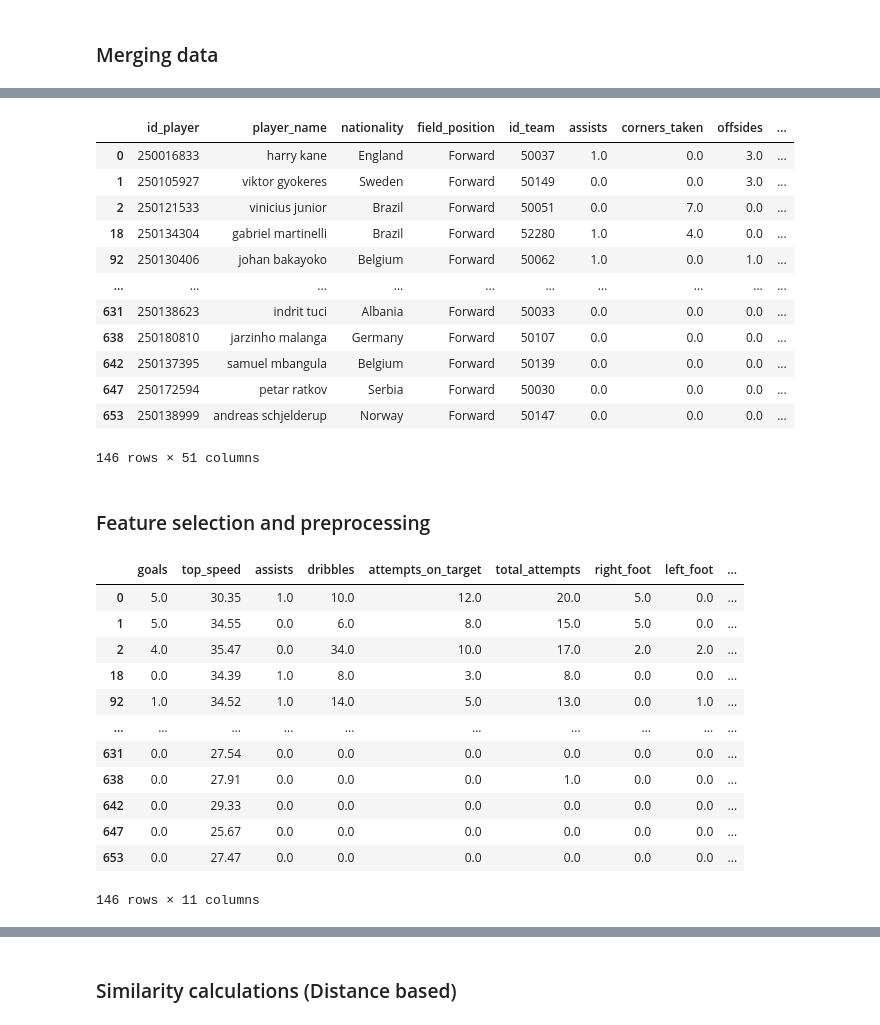
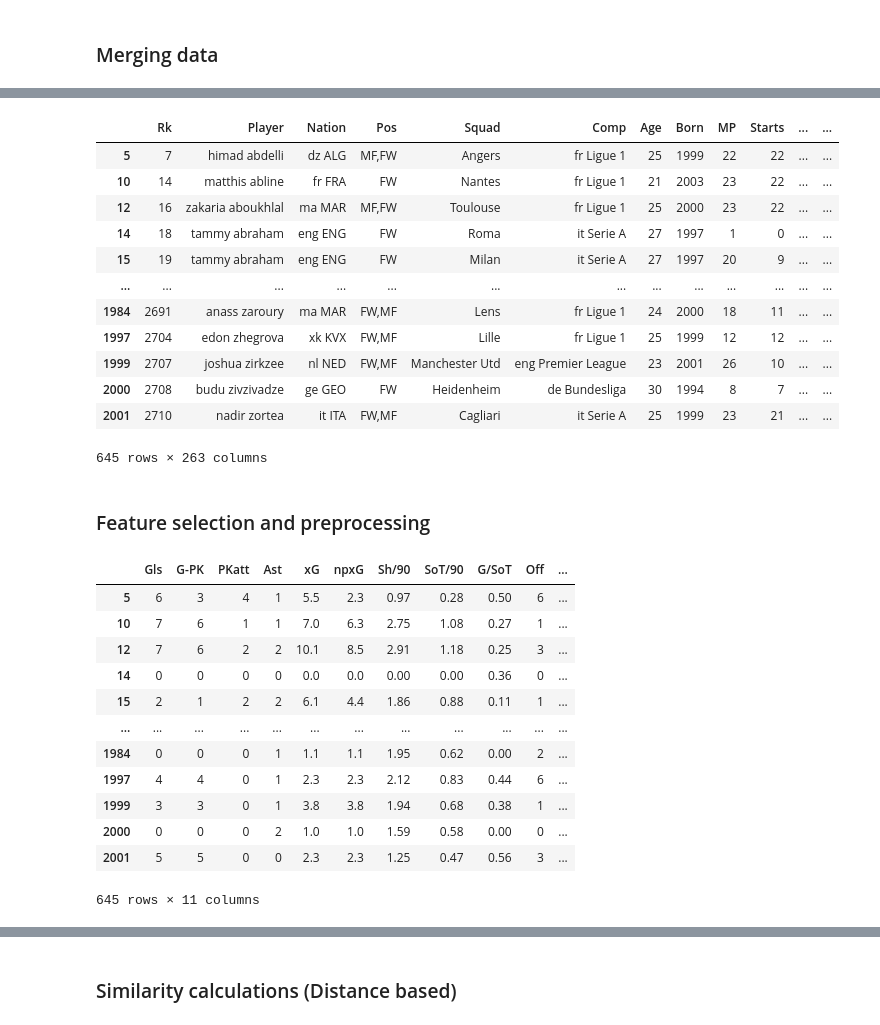
Before and after one commit to Wukelalks/Player-Performance-Model, a Jupyter notebook: find_similar_attackers.ipynb, the cells around one changed output, grey strips where cells are left out. Drawn from its saved outputs; the diff is of its cells as text; code cells hidden in the pictures.

```diff
--- a/find_similar_attackers.ipynb
+++ b/find_similar_attackers.ipynb
@@ -17,7 +17,7 @@ from scipy.spatial.distance import cdist
 # %% [markdown]
 ### Data
 # %%
-df_all = pd.read_csv('all_players_with_valuations.csv')
+df_all = pd.read_csv('players_2024_2025_cleaned.csv')
 # %% [markdown]
 ### Merging data
 # %%
@@ -33,46 +33,47 @@ df_all.head()
 # %%
 # Filtering the data by field_positoin for Forward players only
-attackers_df = df_all[df_all['field_position'] == 'Forward']
+attacker_pos = ['FW', 'FW,MF', 'MF,FW']
+attackers_df = df_all[df_all['Pos'].isin(attacker_pos)]
 attackers_df
 # %% [output]
-|  | id_player | player_name | nationality | field_position | id_team | assists | corners_taken | offsides | ... |
-| 0 | 250016833 | harry kane | England | Forward | 50037 | 1.0 | 0.0 | 3.0 | ... |
-| 1 | 250105927 | viktor gyokeres | Sweden | Forward | 50149 | 0.0 | 0.0 | 3.0 | ... |
-| 2 | 250121533 | vinicius junior | Brazil | Forward | 50051 | 0.0 | 7.0 | 0.0 | ... |
-| 18 | 250134304 | gabriel martinelli | Brazil | Forward | 52280 | 1.0 | 4.0 | 0.0 | ... |
-| 92 | 250130406 | johan bakayoko | Belgium | Forward | 50062 | 1.0 | 0.0 | 1.0 | ... |
-| ... | ... | ... | ... | ... | ... | ... | ... | ... | ... |
-| 631 | 250138623 | indrit tuci | Albania | Forward | 50033 | 0.0 | 0.0 | 0.0 | ... |
-| 638 | 250180810 | jarzinho malanga | Germany | Forward | 50107 | 0.0 | 0.0 | 0.0 | ... |
-| 642 | 250137395 | samuel mbangula | Belgium | Forward | 50139 | 0.0 | 0.0 | 0.0 | ... |
-| 647 | 250172594 | petar ratkov | Serbia | Forward | 50030 | 0.0 | 0.0 | 0.0 | ... |
-| 653 | 250138999 | andreas schjelderup | Norway | Forward | 50147 | 0.0 | 0.0 | 0.0 | ... |
+|  | Rk | Player | Nation | Pos | Squad | Comp | Age | Born | MP | Starts | ... | ... |
+| 5 | 7 | himad abdelli | dz ALG | MF,FW | Angers | fr Ligue 1 | 25 | 1999 | 22 | 22 | ... | ... |
+| 10 | 14 | matthis abline | fr FRA | FW | Nantes | fr Ligue 1 | 21 | 2003 | 23 | 22 | ... | ... |
+| 12 | 16 | zakaria aboukhlal | ma MAR | MF,FW | Toulouse | fr Ligue 1 | 25 | 2000 | 23 | 22 | ... | ... |
+| 14 | 18 | tammy abraham | eng ENG | FW | Roma | it Serie A | 27 | 1997 | 1 | 0 | ... | ... |
+| 15 | 19 | tammy abraham | eng ENG | FW | Milan | it Serie A | 27 | 1997 | 20 | 9 | ... | ... |
+| ... | ... | ... | ... | ... | ... | ... | ... | ... | ... | ... | ... | ... |
+| 1984 | 2691 | anass zaroury | ma MAR | FW,MF | Lens | fr Ligue 1 | 24 | 2000 | 18 | 11 | ... | ... |
+| 1997 | 2704 | edon zhegrova | xk KVX | FW,MF | Lille | fr Ligue 1 | 25 | 1999 | 12 | 12 | ... | ... |
+| 1999 | 2707 | joshua zirkzee | nl NED | FW,MF | Manchester Utd | eng Premier League | 23 | 2001 | 26 | 10 | ... | ... |
+| 2000 | 2708 | budu zivzivadze | ge GEO | FW | Heidenheim | de Bundesliga | 30 | 1994 | 8 | 7 | ... | ... |
+| 2001 | 2710 | nadir zortea | it ITA | FW,MF | Cagliari | it Serie A | 25 | 1999 | 23 | 21 | ... | ... |
-146 rows × 51 columns
+645 rows × 263 columns
 # %% [markdown]
 ### Feature selection and preprocessing
 # %%
 # Feature selection
-attackers_features = ['goals', 'top_speed', 'assists', 'dribbles', 'attempts_on_target', 'total_attempts', 'right_foot',
-                     'left_foot', 'head', 'inside_area', 'outside_area']
+attackers_features = ['Gls', 'G-PK', 'PKatt', 'Ast', 'xG', 'npxG', 'Sh/90', 'SoT/90',
+                     'G/SoT', 'Off', 'Market Value Euros']
 
 # DataFrame with attackers features
 X = attackers_df[attackers_features].copy()
 
 X
 # %% [output]
-|  | goals | top_speed | assists | dribbles | attempts_on_target | total_attempts | right_foot | left_foot | ... |
-| 0 | 5.0 | 30.35 | 1.0 | 10.0 | 12.0 | 20.0 | 5.0 | 0.0 | ... |
-| 1 | 5.0 | 34.55 | 0.0 | 6.0 | 8.0 | 15.0 | 5.0 | 0.0 | ... |
-| 2 | 4.0 | 35.47 | 0.0 | 34.0 | 10.0 | 17.0 | 2.0 | 2.0 | ... |
-| 18 | 0.0 | 34.39 | 1.0 | 8.0 | 3.0 | 8.0 | 0.0 | 0.0 | ... |
-| 92 | 1.0 | 34.52 | 1.0 | 14.0 | 5.0 | 13.0 | 0.0 | 1.0 | ... |
-| ... | ... | ... | ... | ... | ... | ... | ... | ... | ... |
-| 631 | 0.0 | 27.54 | 0.0 | 0.0 | 0.0 | 0.0 | 0.0 | 0.0 | ... |
-| 638 | 0.0 | 27.91 | 0.0 | 0.0 | 0.0 | 1.0 | 0.0 | 0.0 | ... |
-| 642 | 0.0 | 29.33 | 0.0 | 0.0 | 0.0 | 0.0 | 0.0 | 0.0 | ... |
-| 647 | 0.0 | 25.67 | 0.0 | 0.0 | 0.0 | 0.0 | 0.0 | 0.0 | ... |
-| 653 | 0.0 | 27.47 | 0.0 | 0.0 | 0.0 | 0.0 | 0.0 | 0.0 | ... |
+|  | Gls | G-PK | PKatt | Ast | xG | npxG | Sh/90 | SoT/90 | G/SoT | Off | ... |
+| 5 | 6 | 3 | 4 | 1 | 5.5 | 2.3 | 0.97 | 0.28 | 0.50 | 6 | ... |
+| 10 | 7 | 6 | 1 | 1 | 7.0 | 6.3 | 2.75 | 1.08 | 0.27 | 1 | ... |
+| 12 | 7 | 6 | 2 | 2 | 10.1 | 8.5 | 2.91 | 1.18 | 0.25 | 3 | ... |
+| 14 | 0 | 0 | 0 | 0 | 0.0 | 0.0 | 0.00 | 0.00 | 0.36 | 0 | ... |
+| 15 | 2 | 1 | 2 | 2 | 6.1 | 4.4 | 1.86 | 0.88 | 0.11 | 1 | ... |
+| ... | ... | ... | ... | ... | ... | ... | ... | ... | ... | ... | ... |
+| 1984 | 0 | 0 | 0 | 1 | 1.1 | 1.1 | 1.95 | 0.62 | 0.00 | 2 | ... |
+| 1997 | 4 | 4 | 0 | 1 | 2.3 | 2.3 | 2.12 | 0.83 | 0.44 | 6 | ... |
+| 1999 | 3 | 3 | 0 | 1 | 3.8 | 3.8 | 1.94 | 0.68 | 0.38 | 1 | ... |
+| 2000 | 0 | 0 | 0 | 2 | 1.0 | 1.0 | 1.59 | 0.58 | 0.00 | 0 | ... |
+| 2001 | 5 | 5 | 0 | 0 | 2.3 | 2.3 | 1.25 | 0.47 | 0.56 | 3 | ... |
-146 rows × 11 columns
+645 rows × 11 columns
 # %%
 # Splitting the data into training and testing data
 X_train, X_test, df_train, df_test = train_test_split(X, attackers_df, test_size=0.1, random_state=42)
```
Also changed, not shown: parts of 6 cells of this notebook.
